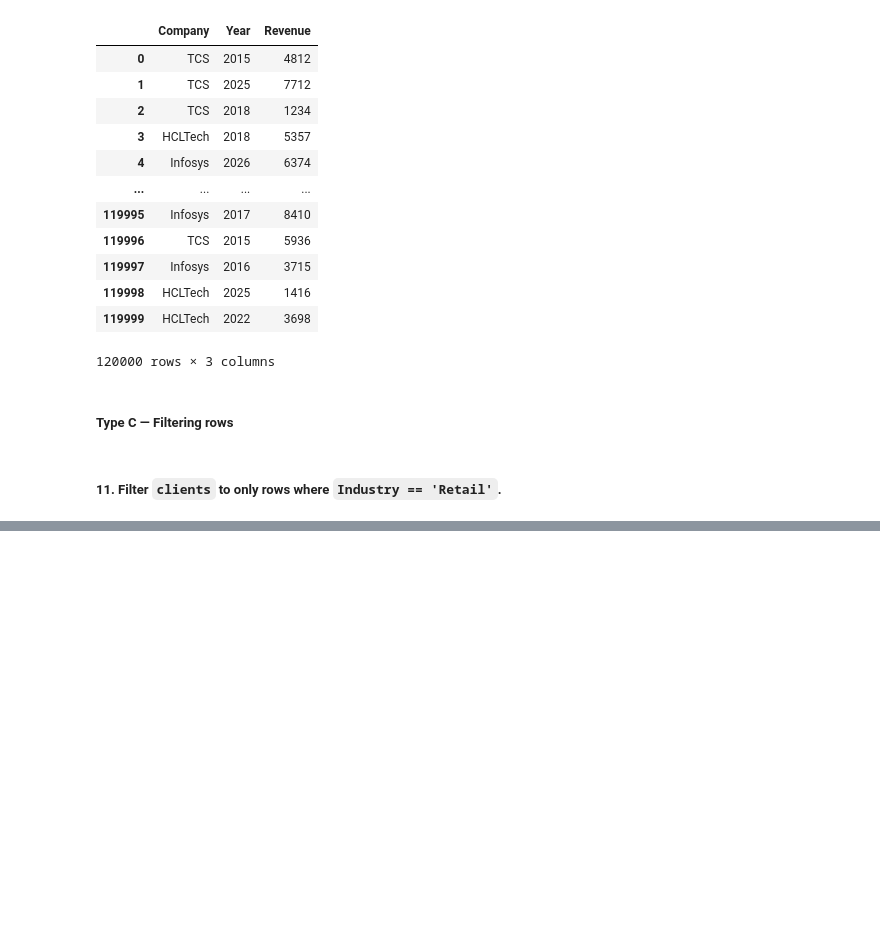
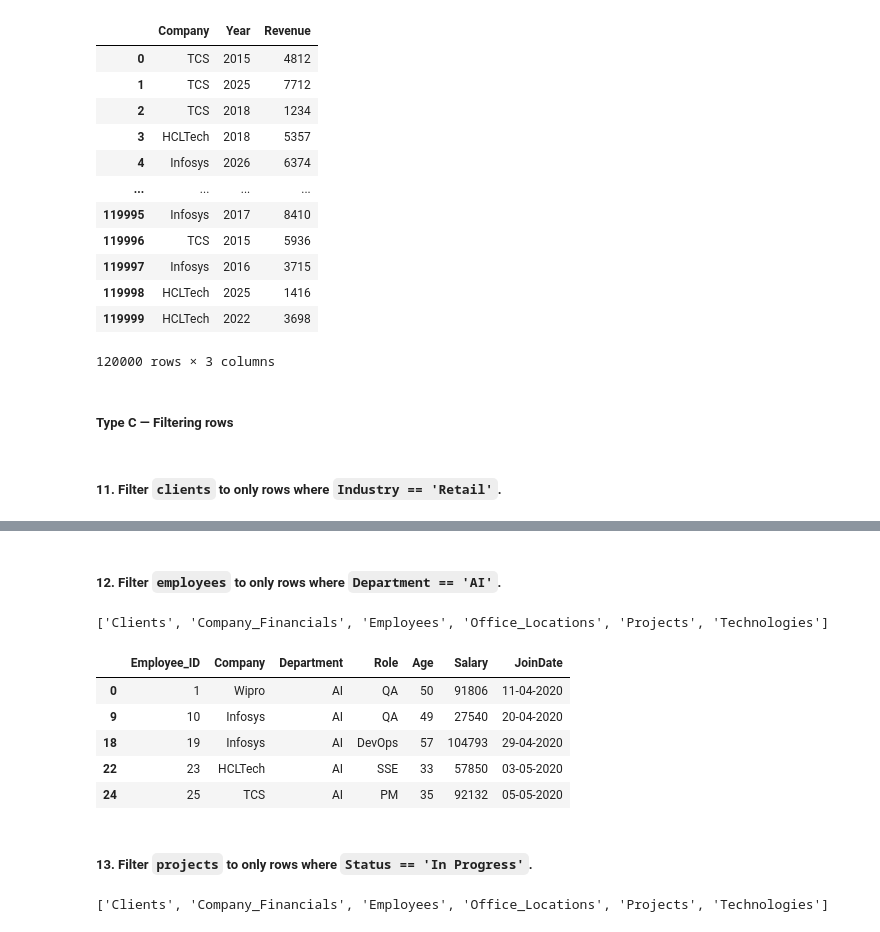
Before and after one commit to shiva3994/Projects, a Jupyter notebook: Python/L_Big4_India.ipynb, the cells around one changed output, grey strips where cells are left out. Drawn from its saved outputs; the diff is of its cells as text; code cells hidden in the pictures; blank space fills up the shorter version.

```diff
--- a/Python/L_Big4_India.ipynb
+++ b/Python/L_Big4_India.ipynb
@@ -197,0 +211,21 @@ data_dict['Company_Financials'][['Company', 'Year', 'Revenue']]
+# %% [markdown]
+##### 12. Filter `employees` to only rows where `Department == 'AI'`.
+# %%
+print(list(data_dict.keys()))
+# %% [output]
+['Clients', 'Company_Financials', 'Employees', 'Office_Locations', 'Projects', 'Technologies']
+# %%
+data_dict['Employees'].loc[data_dict['Employees']['Department'] == 'AI'].head()
+# %% [output]
+|  | Employee_ID | Company | Department | Role | Age | Salary | JoinDate |
+| 0 | 1 | Wipro | AI | QA | 50 | 91806 | 11-04-2020 |
+| 9 | 10 | Infosys | AI | QA | 49 | 27540 | 20-04-2020 |
+| 18 | 19 | Infosys | AI | DevOps | 57 | 104793 | 29-04-2020 |
+| 22 | 23 | HCLTech | AI | SSE | 33 | 57850 | 03-05-2020 |
+| 24 | 25 | TCS | AI | PM | 35 | 92132 | 05-05-2020 |
+# %% [markdown]
+##### 13. Filter `projects` to only rows where `Status == 'In Progress'`.
+# %%
+print(list(data_dict.keys()))
+# %% [output]
+['Clients', 'Company_Financials', 'Employees', 'Office_Locations', 'Projects', 'Technologies']
```
Also changed, not shown: parts of 6 cells of this notebook.
